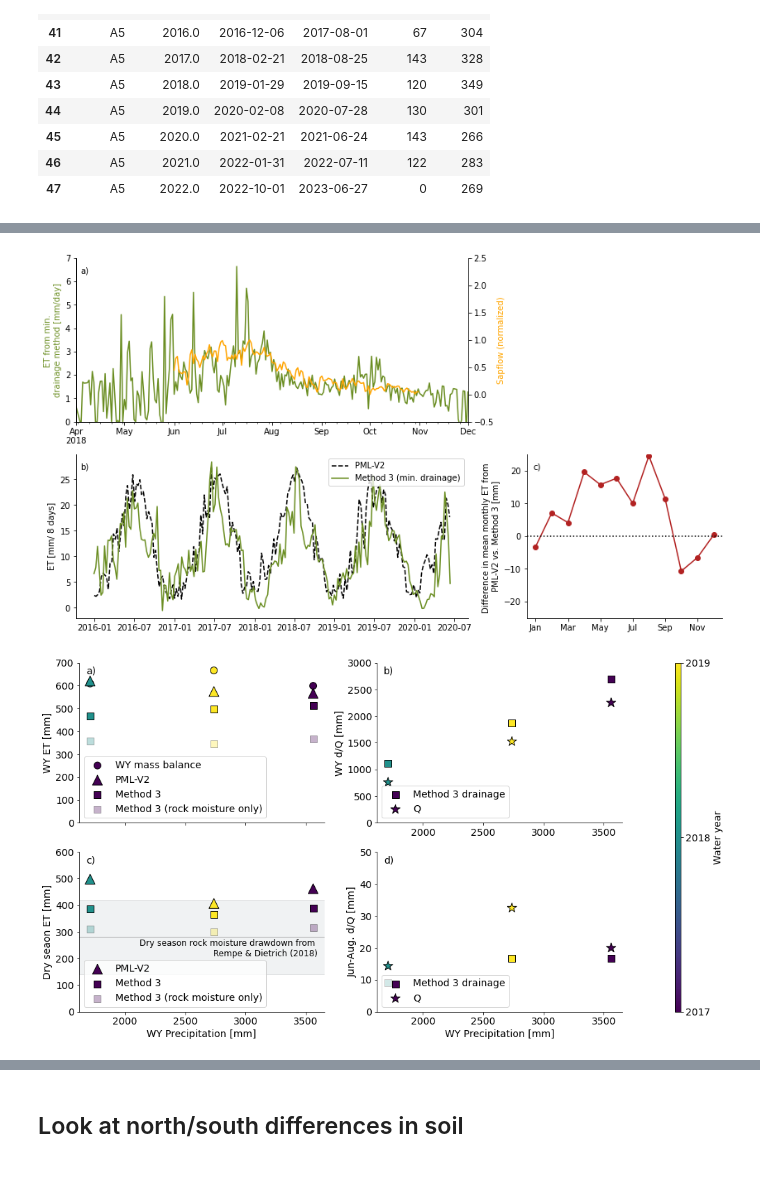
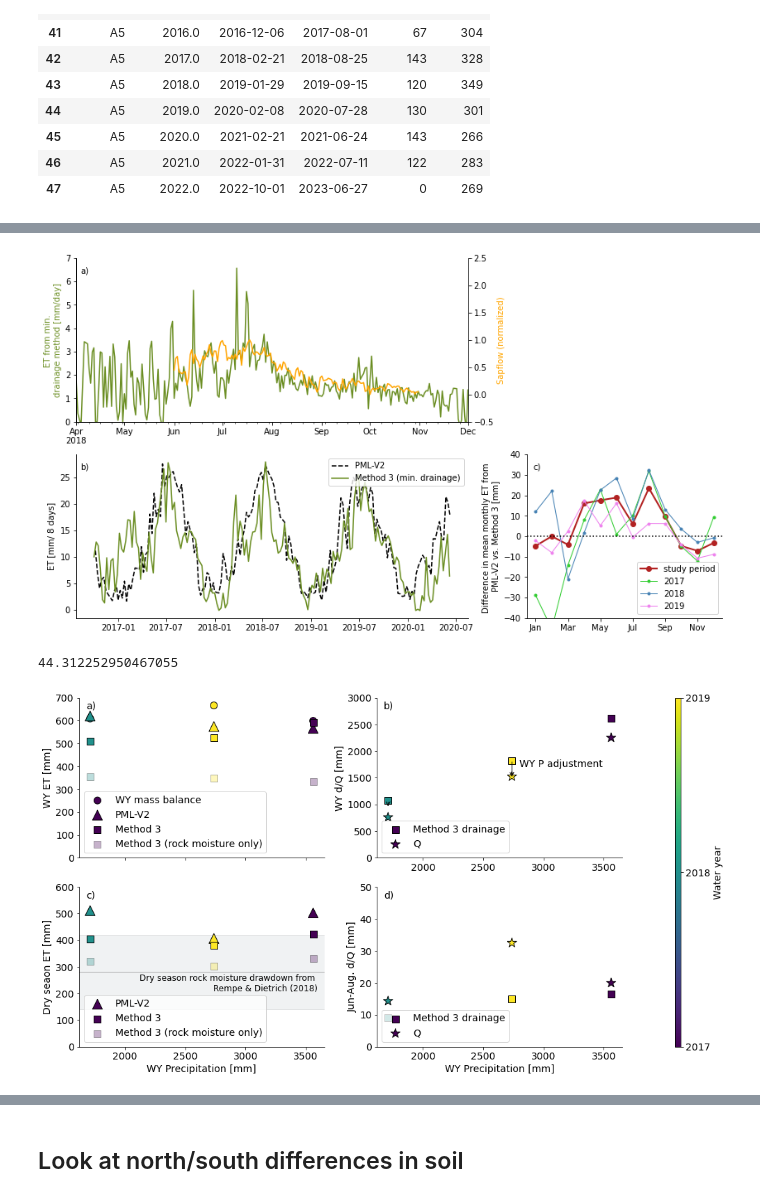
Before and after one commit to lapidesd/ET_layers, a Jupyter notebook: Code/separate_fluxes-final.ipynb, the cells around one changed output, grey strips where cells are left out. Drawn from its saved outputs; the diff is of its cells as text; code cells hidden in the pictures.

```diff
--- a/Code/separate_fluxes-final.ipynb
+++ b/Code/separate_fluxes-final.ipynb
@@ -152,7 +152,7 @@ Index(['RivLevel31_Soil_Moisture_L3S1_0.33',
        'RivLevel31_Volumetric_Water_Content_L3S3_0.30'],
       dtype='object')
 # %%
-soilStore = 70
+soilStore = 95
 # %%
 # lists of ports and associated depths
 
@@ -920,7 +941,7 @@ etvals = []
 etsummervals = []
 dvals = []
 perrs = []
-testrange = range(200,525,25)
+testrange = range(200,625,25)
 for rdstore in testrange:
     print('rz storage: ',rdstore)
     num_ports = 7
@@ -1209,7 +1243,7 @@ DeltaStorage['season'] = np.where(DeltaStorage.month.isin([6,7,8,9]),
 # compare ET magnitudes at different depths annually and seasonally
 # for three water years with different precipitation
 matplotlib.rcParams.update({'font.size': 12})
-yrsums = DeltaStorage.groupby('wy').sum().iloc[1:-1][['Jadjust']+['ET'+str(i) for i in range(portuse,-1,-1)]]
+yrsums = DeltaStorage.groupby('wy').sum().iloc[:-1][['Jadjust']+['ET'+str(i) for i in range(portuse,-1,-1)]]
 seasonsums = DeltaStorage.groupby(['wy','season']).sum()[['Jadjust']+['ET'+str(i) for i in range(portuse,-1,-1)]]
 
 fig,axs = plt.subplots(4,figsize = (8,12),sharex=True,sharey=True)
@@ -1258,9 +1292,9 @@ for k,season in enumerate(['winter','spring','summer']):
         axt.bar(i+1-.25+j/4,seasonsums.Jadjust.loc[yr,season],
            width = .2,facecolor = 'steelblue',hatch=hatches[j],label=lab)
     if k==0:
-        ax.legend(loc='upper left',bbox_to_anchor = (0.02,.8))
+        ax.legend(loc='upper left',bbox_to_anchor = (0.1,.8))
     ax.set_ylabel('ET by layer [mm]')
-    ax.set_ylim(0,200)
+    ax.set_ylim(0,300)
     ax.set_title(months[k])
     axt.set_ylim(0,3600)
     axt.spines[['top',]].set_visible(False)
@@ -1451,43 +1491,65 @@ ax.set_ylabel('ET [mm/ 8 days]')#,c='olivedrab')
 
 ax = axs[1,1]
 mlist = [7,8,9,]
-s = DeltaStorage.index.values[0]#pd.to_datetime('1-1-2016')
-e = DeltaStorage.index.values[-1]#pd.to_datetime('10-1-2019')
-emonth = ElderPML.copy().loc[s:e]
-emonth = emonth.resample('D').first().interpolate()/8
-emonth = emonth.groupby(emonth.index.month).mean().ET_PML.values.flatten()*30
-dmonth = DeltaStorage.loc[s:e]
-dmonth = dmonth.groupby(dmonth.index.month).ET_total.mean().values*30
-ax.plot(emonth-dmonth,marker='o',c='firebrick')
+ss = [DeltaStorage.index.values[0],
+     pd.to_datetime('1-1-2017'),
+     pd.to_datetime('1-1-2018'),
+     pd.to_datetime('1-1-2019')]
+es = [DeltaStorage.index.values[-1],
+     pd.to_datetime('1-1-2018'),
+     pd.to_datetime('1-1-2019'),
+     pd.to_datetime('1-1-2020')]
+cs = ['firebrick',
+     'limegreen',
+     'steelblue',
+     'violet']
+labs = ['study period',
+       '2017','2018','2019']
+lws = [2,1,1,1]
+markers = ['o','.','.','.']
+for j in range(4):
+    s = ss[j]
+    e = es[j]
+    emonth = ElderPML.copy().loc[s:e]
+    emonth = emonth.resample('D').first().interpolate()/8
+    emonth = emonth.groupby(emonth.index.month).mean().ET_PML.values.flatten()*30
+    dmonth = DeltaStorage.loc[s:e]
+    dmonth = dmonth.groupby(dmonth.index.month).ET_total.mean().values*30
+    ax.plot(emonth-dmonth,label = labs[j],c=cs[j],lw=lws[j],marker=markers[j])
 ax.axhline(0,c='k',ls=':')
 ax.set_ylabel('Difference in mean monthly ET from \nPML-V2 vs. Method 3 [mm]')
 ax.set_xticks(list(range(0,12,2)))
 ax.set_xticklabels(['Jan','Mar','May','Jul','Sep','Nov'])
 # ax.axvspan(8.5,9.5,facecolor='olivedrab',alpha=.2,zorder=-1)
 # ax.axvspan(2.5,7.5,facecolor = 'k',alpha=.05,zorder=-1)
-ax.set_ylim(-25,25)
+ax.set_ylim(-40,40)
+ax.legend()
 
 # for ax in axs:
 #     ax.spines[['top','right']].set_visible(False)
 for ax in [axt,axt2]:
     ax.spines['top'].set_visible(False)
 
 labels = ['a)','b)','c)','d)','e)','f)','g)','h)','i)',
          'j)','k)','l)','m)','n)','o)','p)','q)','r)',
           's)','t)','u)','v)']
 for i,ax in enumerate([axs[0,0],axs[1,0],axs[1,1]]):
     for side in ['top','right']:
         ax.spines[side].set_visible(False)
 
     # label physical distance in and down:
     trans = mtransforms.ScaledTranslation(10/72, -5/72, fig.dpi_scale_trans)
     ax.text(-.01, .975, labels[i], transform=ax.transAxes + trans,
              verticalalignment='top', )
 axs[0,1].axis('off')
 
 plt.savefig('ET_compare.png',fmt='png',dpi=300,bbox_inches='tight')
 # %% [output]
-[figure, old version]
+[figure, new version]
+# %%
+(emonth-dmonth)[3:8].sum()
+# %% [output]
+44.312252950467055
 # %%
 size = 100
 vmax = 2024
@@ -1575,7 +1637,7 @@ for i,ax in enumerate([wyax,axsummer]):
         ElderPML['wy'] = np.where(ElderPML.index.month>9,
                                  ElderPML.index.year+1,
                                  ElderPML.index.year)
-        EPS = ElderPML.groupby('wy').sum().iloc[1:-1].ET_PML
+        EPS = ElderPML.groupby('wy').sum().iloc[:-1].ET_PML
         drains = dw.d7
         sfs = streamflow.groupby('wy').sum()['Q_mm/d'].loc[2017:2019.5]
 #     dw = dw.merge(mb,left_index=True,right_index=True)
@@ -1591,6 +1653,12 @@ for i,ax in enumerate([wyax,axsummer]):
         ax1.scatter(mb['J [mm/h]'],sfs,
               edgecolor = 'k',facecolor = [colors(i) for i in range(3)],
               marker = '*',s=size*2,label='Q')
+        changes = DeltaStorage.groupby('wy').sum().Jadjust.iloc[1:-1]-mb['J [mm/h]']
+        for k,y in enumerate(range(2017,2020)):
+            ax1.annotate("",xy = (mb['J [mm/h]'].iloc[k],drains.iloc[k]+changes.iloc[k]),
+                         xytext = (mb['J [mm/h]'].iloc[k],drains.iloc[k]), c='k',
+                            arrowprops=dict(arrowstyle="->"))
+        ax1.text(2800,1700,'WY P adjustment')
 
     ax.scatter(mb['J [mm/h]'],EPS,c=[colors(i) for i in range(3)],#vmin=2016,vmax=vmax,
                 marker='^',
@@ -1632,7 +1700,7 @@ for ax in[wyax,axsummer]:
 ax = axsummerdrain
 # ax.set_ylim(100,500)
 wysum = DeltaStorage[DeltaStorage.index.month.isin([7,8,9])]
-wysum = wysum.groupby(wysum.index.year).sum().iloc[1:]
+wysum = wysum.groupby(wysum.index.year).sum().iloc[:]
 wysum = wysum.merge(rain.groupby('wy').sum(),left_index=True,right_index=True)
 summerstream = streamflow[streamflow.index.month.isin([7,8,9])].groupby('wy').sum().loc[2017:2019]
 summerstream = summerstream.merge(rain.groupby('wy').sum(),left_index=True,right_index=True)
@@ -1668,4 +1736,4 @@ for i,ax in enumerate([wyax,wyaxdrain,axsummer,axsummerdrain]):
 fig.tight_layout()
 plt.savefig('wy_massbal_compare.png',format='png',dpi=300,bbox_inches='tight')
 # %% [output]
-[figure, old version]
+[figure, new version]
```
Also changed, not shown: parts of 31 cells of this notebook.
